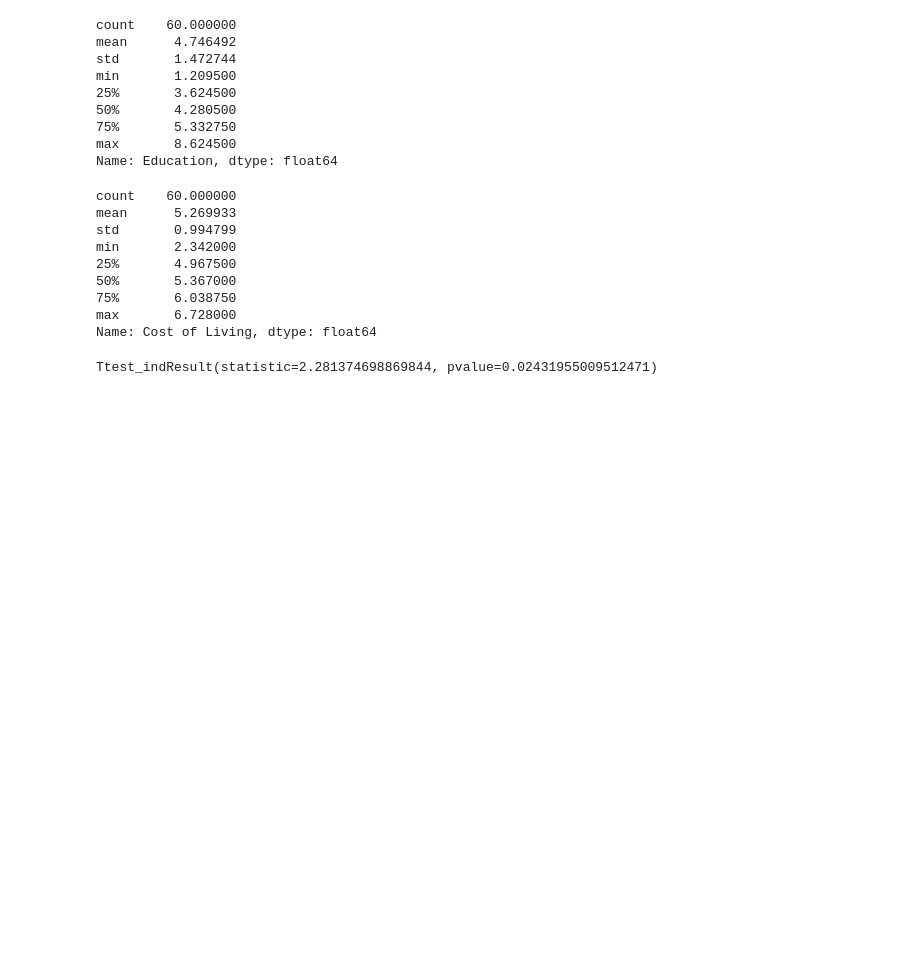
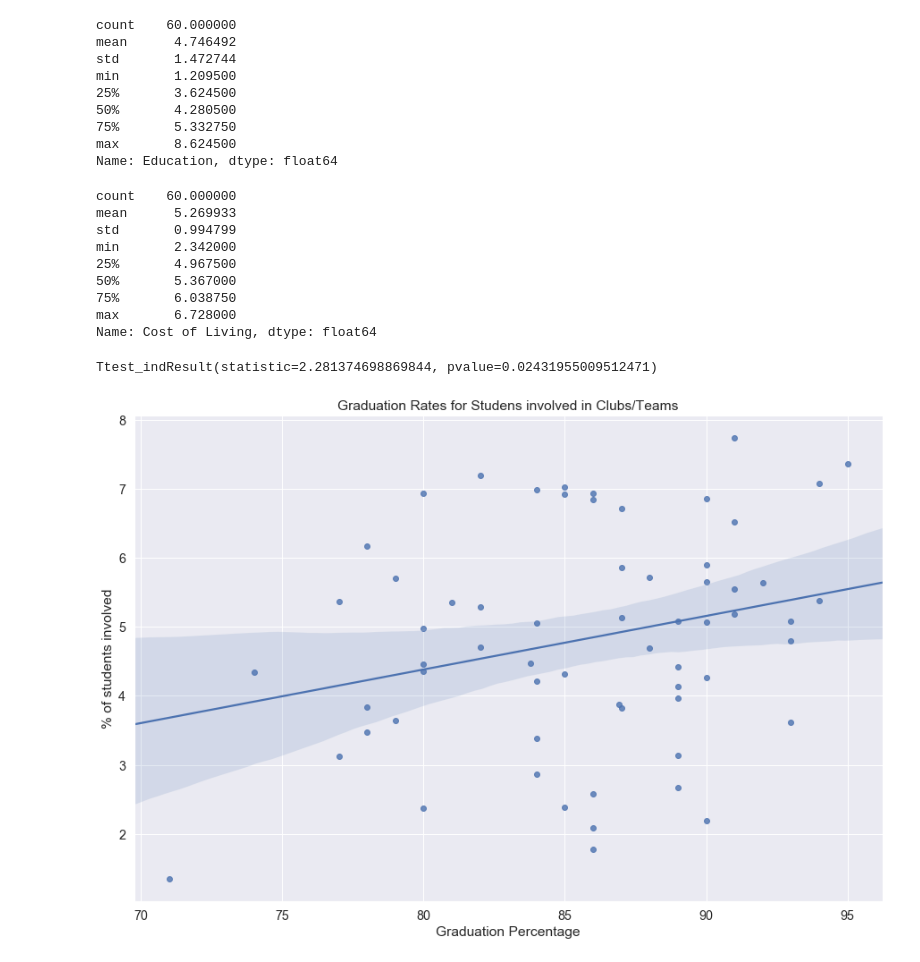
Before and after one commit to Seb-Bas/mod_three_project, a Jupyter notebook: usLivingCostEducation.ipynb, the cells around one changed output. Cells and saved outputs as stored; diff of their text form; code cells hidden in the pictures; blank space fills up the shorter version.

```diff
--- a/usLivingCostEducation.ipynb
+++ b/usLivingCostEducation.ipynb
@@ -138,3 +172,20 @@ living_value = np.asarray(dropped_cost_edu['Cost of Living'])
 scipy.stats.ttest_ind(living_value, education_value)
 # %% [output]
 Ttest_indResult(statistic=2.281374698869844, pvalue=0.02431955009512471)
+# %%
+grad_rates = {'Albuquerque':71, 'Anchorage':78, 'Asheville':87, 'Atlanta':89, 'Austin':90,
+       'Baltimore':80, 'Birmingham':86, 'Boise':80, 'Boston':91, 'Boulder':94, 'Bozeman':85,
+       'Buffalo':82, 'Charleston':84, 'Charlotte':81, 'Chattanooga':83.8, 'Chicago':78,
+       'Cincinnati': 80, 'Cleveland':79, 'Colorado Springs':94, 'Columbus':82, 'Dallas':74,
+       'Denver':77, 'Des Moines':84, 'Detroit':80, 'Eugene':78, 'Fort Collins':80, 'Honolulu':90,
+       'Houston':77, 'Indianapolis':89, 'Jacksonville':87, 'Kansas City':89,
+       'Knoxville':87, 'Las Vegas':85, 'Los Angeles':79, 'Louisville':93, 'Madison':95,
+       'Memphis':84, 'Miami':85, 'Milwaukee':90, 'Minneapolis-Saint Paul':93, 'Nashville':89,
+       'New Orleans':86, 'New York':85, 'Oklahoma City':88, 'Omaha':91, 'Orlando':89,
+       'Philadelphia':89, 'Phoenix':86, 'Pittsburgh':93, 'Portland':91, 'Providence':86,
+       'Raleigh':91, 'Richmond':84, 'Rochester':90, 'Salt Lake City':90,
+       'San Antonio':84, 'San Diego':86, 'San Francisco Bay Area':88, 'San Jose':87,
+       'Seattle':92, 'St. Louis':86.9, 'Tampa Bay Area':82, 'Washington, D.C.':90}
+# %%
+us_data['Graduation Percentage'] = grad_rates.values()
+us_data['Locations'] = grad_rates.keys()
@@ -140,0 +195,7 @@ Ttest_indResult(statistic=2.281374698869844, pvalue=0.02431955009512471)
+# %%
+plt.figure(figsize=(15, 10))
+sns.regplot(us_data['Graduation Percentage'], us_data['Safety'])
+plt.title('Graduation Rates for Studens involved in Clubs/Teams')
+plt.ylabel('% of students involved');
+# %% [output]
+[figure, added]
```
Also changed, not shown: parts of 51 cells of this notebook, 11 other files.
